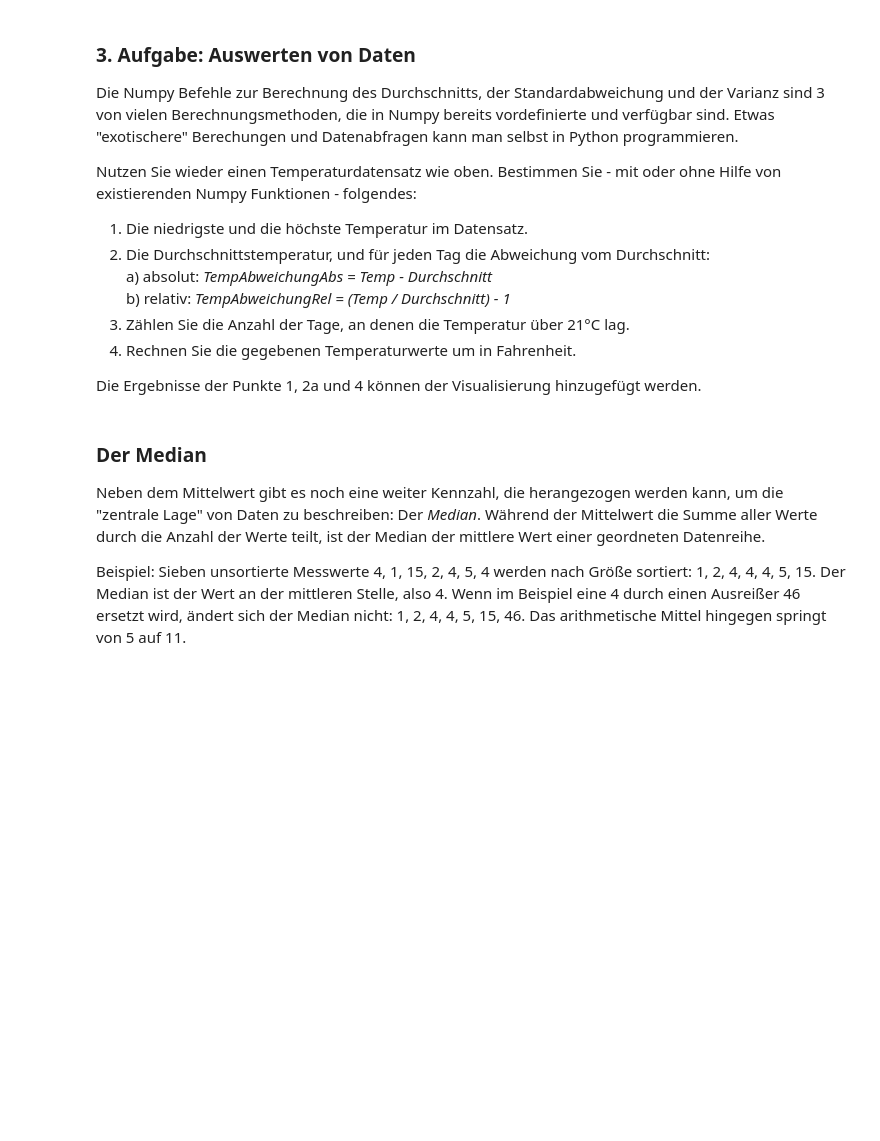
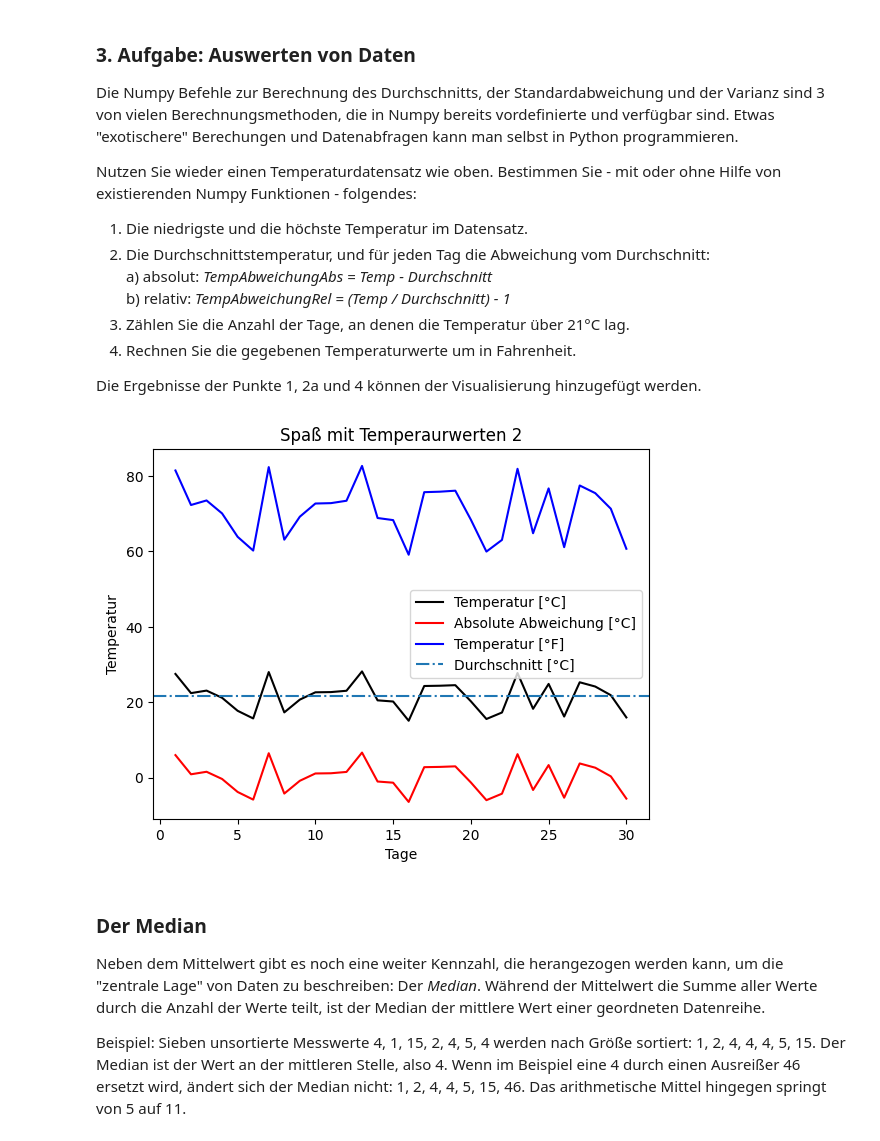
Before and after one commit to schaeferju/003_004, a Jupyter notebook: PythonGrundlagen_005/PythonGrundlagen_005.ipynb, the cells around one changed output. Drawn from its saved outputs; the diff is of its cells as text; code cells hidden in the pictures; blank space fills up the shorter version.

```diff
--- a/PythonGrundlagen_005/PythonGrundlagen_005.ipynb
+++ b/PythonGrundlagen_005/PythonGrundlagen_005.ipynb
@@ -271,3 +277,49 @@ Die Ergebnisse der Punkte 1, 2a und 4 können der Visualisierung hinzugefügt we
+# %%
+# --- Auswerten von Daten
+import numpy as np
+import pandas as pd
+import matplotlib.pyplot as plt
+
+# Erstelle ein Pandas-DataFrame mit zufälligen Temperaturen
+daten = pd.DataFrame({
+    'Tage': range(1, 31),
+    'Celsius': np.random.uniform(15, 30, 30)
+})
+
+# 1. Höchste und niedrigste Temperatur
+min = daten['Celsius'].min()
+max = daten['Celsius'].max()
+
+# 2. Durchschnittstemperatur und Abweichungen
+Durchschnitt = daten['Celsius'].mean()
+
+##2.a) absolute Temperaturabweichung
+daten['Absolut'] = daten['Celsius'] - Durchschnitt
+
+##2.b) relative Temperaturabweichung
+daten['Relativ'] = (daten['Celsius']/Durchschnitt) - 1
+
+# 3. Warme Tage zählen
+warm = 0
+for element in daten['Celsius']:
+    if element > 21:
+        warm += 1
+
+# 4. Temperaturen in Fahrenheit umrechnen
+daten['Fahrenheit'] = daten['Celsius']*1.8 + 32
+
+# 5. Visualisierung
+plt.plot(daten['Tage'], daten['Celsius'], color = 'black', linestyle='-', label='Temperatur [°C]')
+plt.plot(daten['Tage'], daten['Absolut'], color = 'red', linestyle='-', label='Absolute Abweichung [°C]')
+plt.plot(daten['Tage'], daten['Fahrenheit'], color = 'blue', linestyle='-', label='Temperatur [°F]')
+plt.axhline(Durchschnitt, linestyle='-.', label = 'Durchschnitt [°C]')
+plt.xlabel('Tage')
+plt.ylabel('Temperatur')
+plt.title('Spaß mit Temperaurwerten 2')
+plt.legend()
+plt.show()
+# %% [output]
+[figure, added]
 # %% [markdown]
 ### Der Median
 
```
Also changed, not shown: parts of 5 cells of this notebook.
